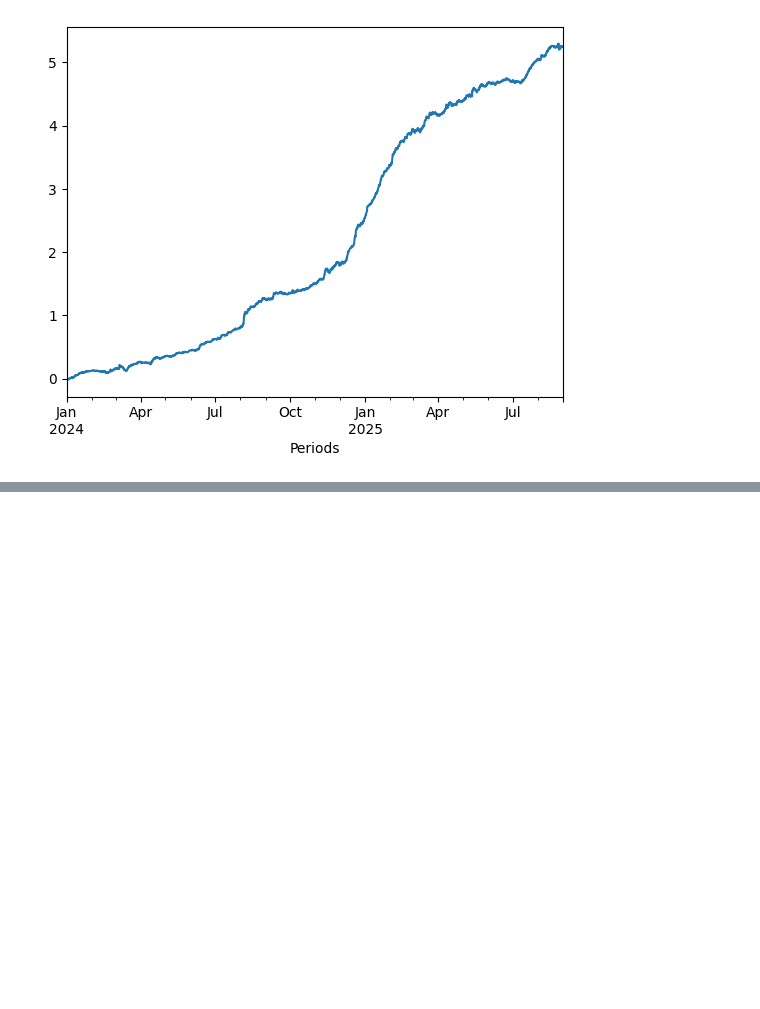
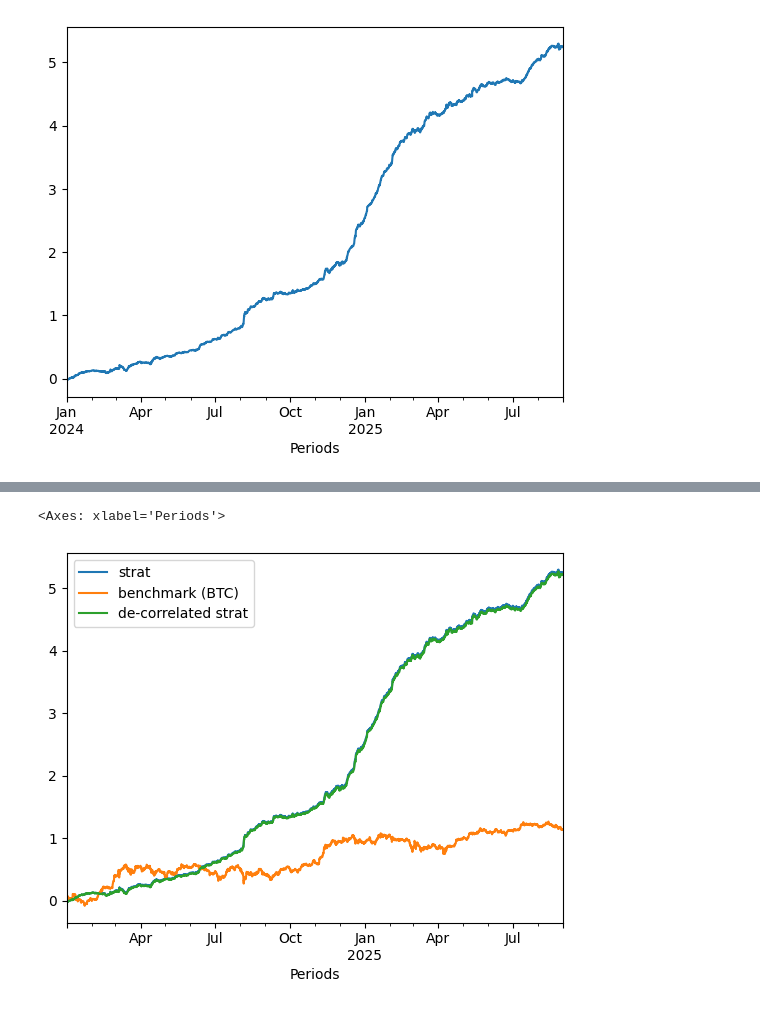
Before and after one commit to wbchristerson/crypto-strategies, a Jupyter notebook: correlation.ipynb, the cells around one changed output, grey strips where cells are left out. Drawn from its saved outputs; the diff is of its cells as text; code cells hidden in the pictures; blank space fills up the shorter version.

```diff
--- a/correlation.ipynb
+++ b/correlation.ipynb
@@ -341,0 +370,3 @@ Intel MKL WARNING: Support of Intel(R) Streaming SIMD Extensions 4.2 (Intel(R) S
+# %%
+test_btc_rets = test_px['BTCUSDT'] / test_px['BTCUSDT'].shift() - 1
+test_btc_rets
@@ -341,0 +387,8 @@ Intel MKL WARNING: Support of Intel(R) Streaming SIMD Extensions 4.2 (Intel(R) S
+# %%
+from ipynb.fs.full.utility_functions import get_alpha_beta_to_asset
+
+non_na_period_net_returns = net_returns[test_btc_rets.notna()]
+non_na_period_test_btc_rets = test_btc_rets[test_btc_rets.notna()]
+
+alpha, beta = get_alpha_beta_to_asset(non_na_period_net_returns, non_na_period_test_btc_rets)
+alpha, beta
@@ -341,0 +413,11 @@ Intel MKL WARNING: Support of Intel(R) Streaming SIMD Extensions 4.2 (Intel(R) S
+# %%
+df = pd.DataFrame({
+    "strat": non_na_period_net_returns,
+    "benchmark (BTC)": non_na_period_test_btc_rets,
+    "de-correlated strat": non_na_period_net_returns - non_na_period_test_btc_rets * beta
+})
+
+df.cumsum().plot()
+# %% [output]
+<Axes: xlabel='Periods'>
+[figure, added]
```
Also changed, not shown: parts of 14 cells of this notebook, 1 other file.
